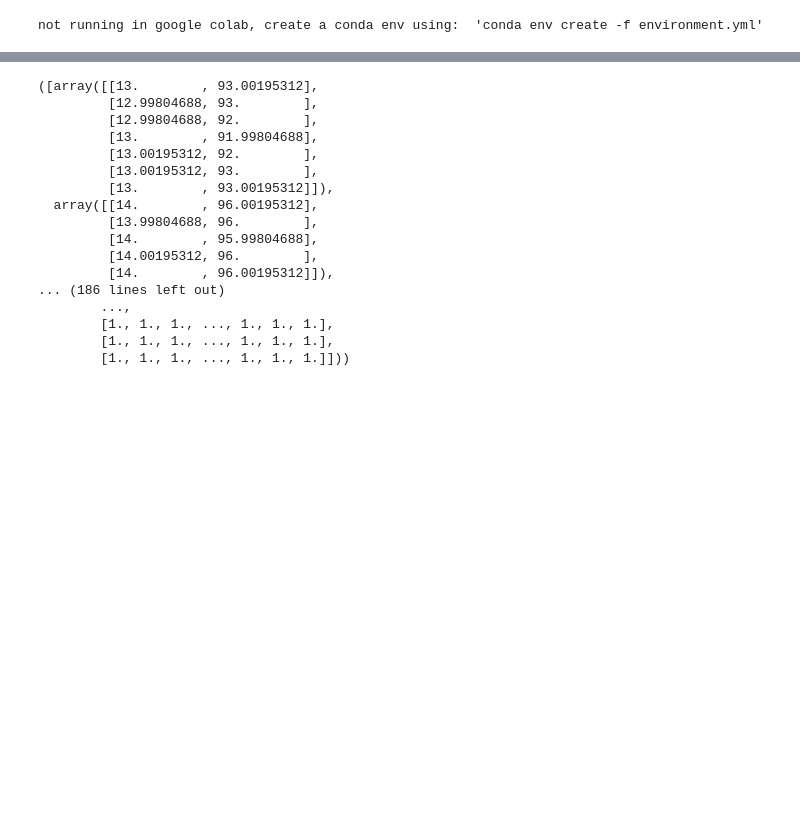
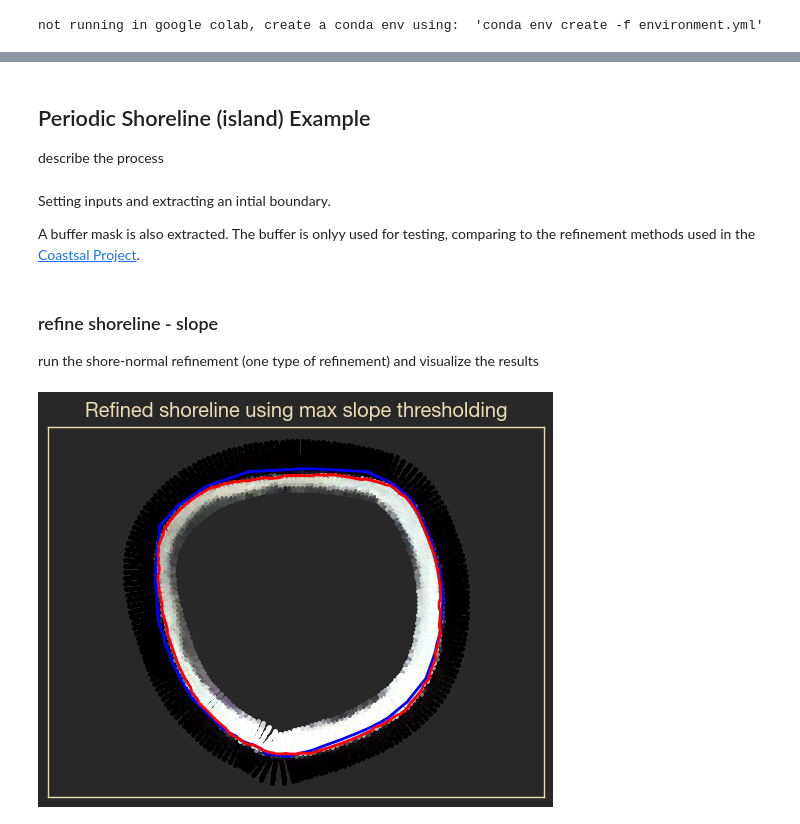
Before and after one commit to Wzesk/coastal_geotools_demo, a Jupyter notebook: sample_shoreline_refinement.ipynb, the cells around one changed output, grey strips where cells are left out. Drawn from its saved outputs; the diff is of its cells as text; code cells hidden in the pictures; blank space fills up the shorter version.

```diff
--- a/sample_shoreline_refinement.ipynb
+++ b/sample_shoreline_refinement.ipynb
@@ -144,20 +43,8 @@ plt.show()
-# %%
-contours_wi, t_wi,lens
-# %% [output]
-([array([[13.        , 93.00195312],
-         [12.99804688, 93.        ],
-         [12.99804688, 92.        ],
-         [13.        , 91.99804688],
-         [13.00195312, 92.        ],
-         [13.00195312, 93.        ],
-         [13.        , 93.00195312]]),
-  array([[14.        , 96.00195312],
-         [13.99804688, 96.        ],
-         [14.        , 95.99804688],
-         [14.00195312, 96.        ],
-         [14.        , 96.00195312]]),
-... (186 lines left out)
-        ...,
-        [1., 1., 1., ..., 1., 1., 1.],
-        [1., 1., 1., ..., 1., 1., 1.],
-        [1., 1., 1., ..., 1., 1., 1.]]))
+# %% [markdown]
+## Periodic Shoreline (island) Example
+
+describe the process
+# %% [markdown]
+Setting inputs and extracting an intial boundary.
+
+A buffer mask is also extracted. The buffer is onlyy used for testing, comparing to the refinement methods used in the [Coastsal Project](https://github.com/kvos/CoastSat).
@@ -163,0 +57,13 @@ contours_wi, t_wi,lens
+# %% [markdown]
+### refine shoreline - slope
+
+run the shore-normal refinement (one type of refinement) and visualize the results
+# %%
+# initialize a new refiner
+refiner = refine_boundary.boundary_refine(shoreline_filepath, img_path)
+# use the normal thresholding to refine the extracted shoreline
+refiner.normal_thresholding()
+#visualize the result of refinement
+refiner.visualize_results(draw_image=False,draw_sampling=True,title="Refined shoreline using max slope thresholding")
+# %% [output]
+[figure, added]
```
Also changed, not shown: parts of 39 cells of this notebook, 9 other files.
